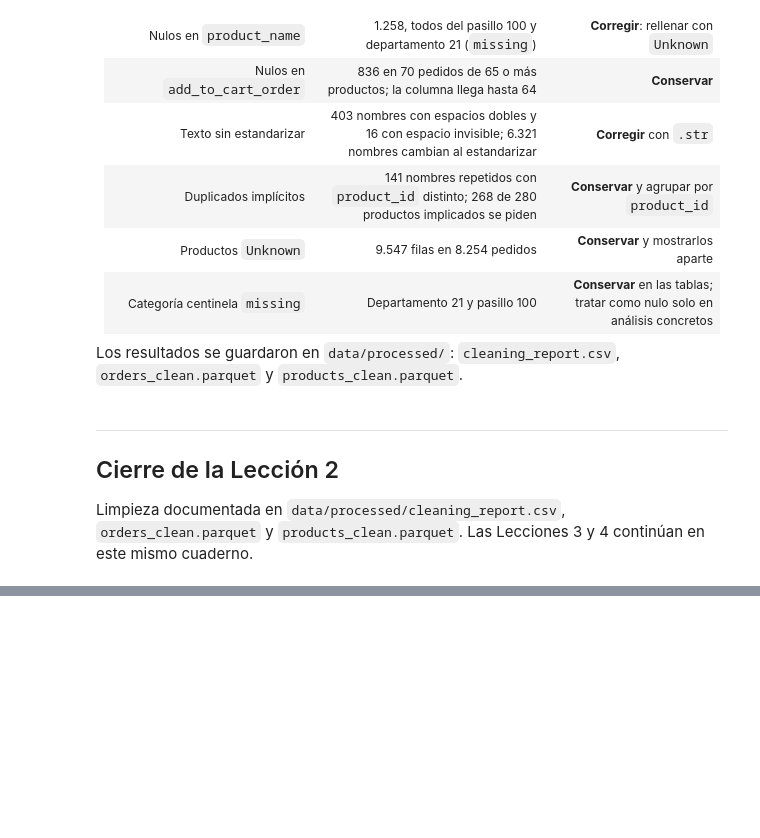
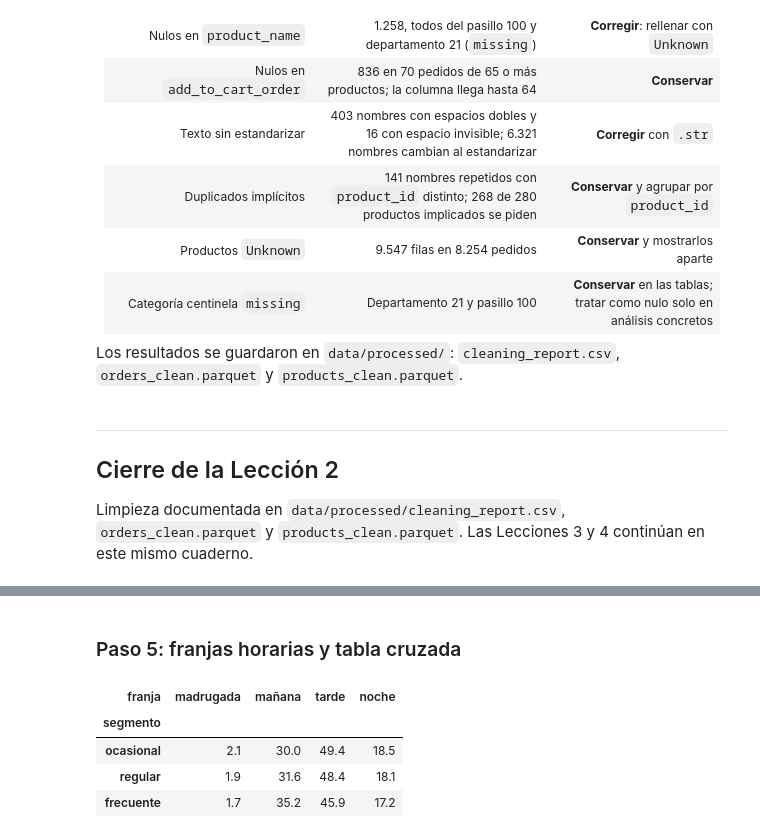
Before and after one commit to peaceathome316-Tic/instacart-analisis, a Jupyter notebook: notebooks/pandas_labs.ipynb, the cells around one changed output, grey strips where cells are left out. Drawn from its saved outputs; the diff is of its cells as text; code cells hidden in the pictures; blank space fills up the shorter version.

```diff
--- a/notebooks/pandas_labs.ipynb
+++ b/notebooks/pandas_labs.ipynb
@@ -464,0 +579,5 @@ Limpieza documentada en `data/processed/cleaning_report.csv`, `orders_clean.parq
+# %%
+orders['pedidos_cliente'] = orders.groupby('user_id')['order_id'].transform('count')
+frecuentes = orders[orders['pedidos_cliente'] >= 5]
+print(len(frecuentes), frecuentes['user_id'].nunique())
+orders = orders.drop(columns='pedidos_cliente')
@@ -464,0 +596,4 @@ Limpieza documentada en `data/processed/cleaning_report.csv`, `orders_clean.parq
+# %%
+pedidos_por_cliente = orders.groupby('user_id')['order_id'].count()
+print(len(pedidos_por_cliente))
+pedidos_por_cliente.describe()
@@ -464,0 +616,8 @@ Limpieza documentada en `data/processed/cleaning_report.csv`, `orders_clean.parq
+# %%
+import numpy as np
+
+segmento_cliente = pd.cut(pedidos_por_cliente,
+                          bins=[0, 1, 4, np.inf],
+                          labels=['ocasional', 'regular', 'frecuente'])
+print(segmento_cliente.value_counts().sort_index())
+print((segmento_cliente.value_counts(normalize=True).sort_index() * 100).round(1))
@@ -464,0 +648,3 @@ Limpieza documentada en `data/processed/cleaning_report.csv`, `orders_clean.parq
+# %%
+orders['segmento'] = orders['user_id'].map(segmento_cliente)
+orders[['user_id', 'order_number', 'segmento']].head()
@@ -464,0 +683,16 @@ Limpieza documentada en `data/processed/cleaning_report.csv`, `orders_clean.parq
+# %% [markdown]
+### Paso 5: franjas horarias y tabla cruzada
+# %%
+orders['franja'] = pd.cut(orders['order_hour_of_day'],
+                          bins=[-1, 5, 11, 17, 23],
+                          labels=['madrugada', 'mañana', 'tarde', 'noche'])
+
+perfil = (pd.crosstab(orders['segmento'], orders['franja'], normalize='index')
+            .mul(100).round(1))
+perfil
+# %% [output]
+| franja | madrugada | mañana | tarde | noche |
+| segmento |  |  |  |  |
+| ocasional | 2.1 | 30.0 | 49.4 | 18.5 |
+| regular | 1.9 | 31.6 | 48.4 | 18.1 |
+| frecuente | 1.7 | 35.2 | 45.9 | 17.2 |
```
Also changed, not shown: parts of 61 cells of this notebook, 3 other files.
